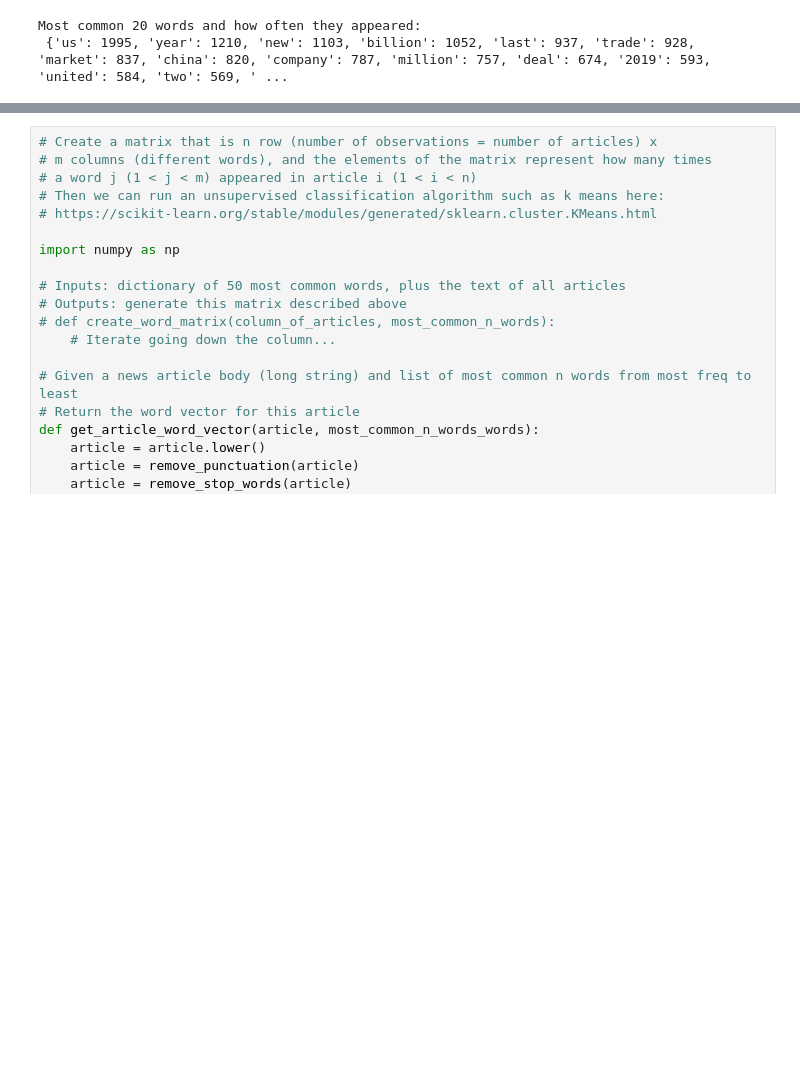
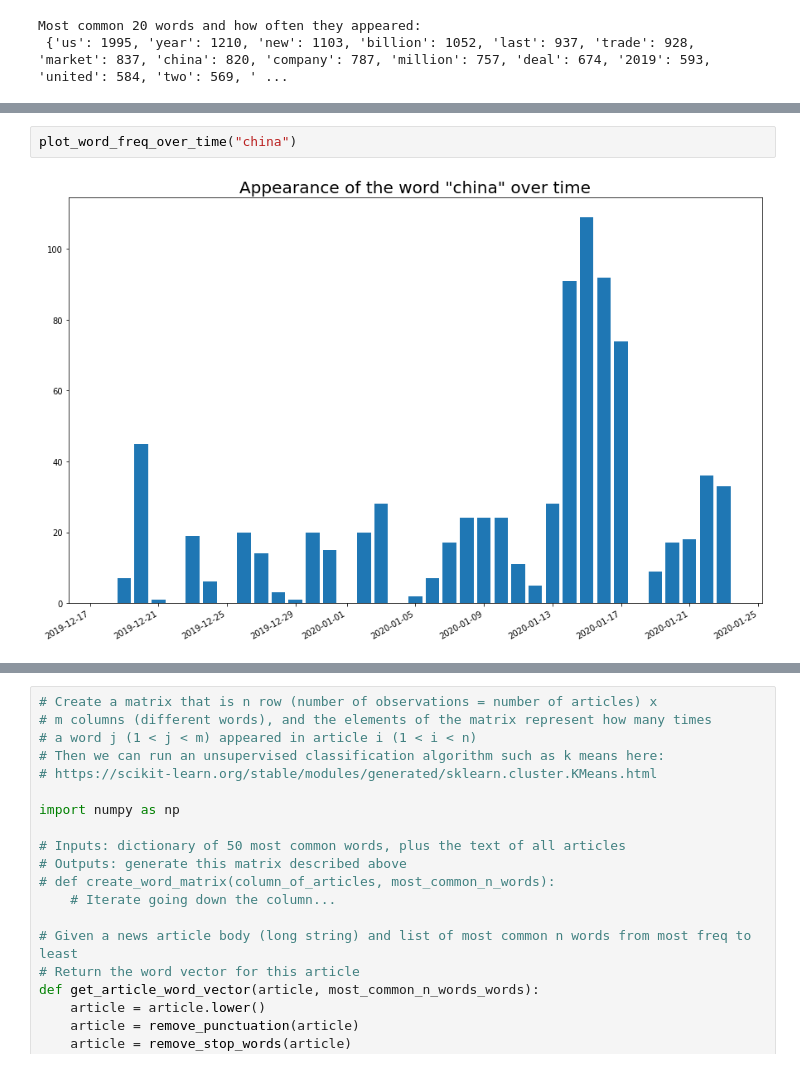
Before and after one commit to jzl4/Web_Scraping_Project, a Jupyter notebook: Webscraping_Analysis.ipynb, the cells around one changed output, grey strips where cells are left out. Saved outputs shown, nothing was run; the diff lists cells and outputs as text; blank space fills up the shorter version.

```diff
--- a/Webscraping_Analysis.ipynb
+++ b/Webscraping_Analysis.ipynb
@@ -183,0 +271,4 @@ ax.legend(fontsize=20)
+# %%
+plot_word_freq_over_time("china")
+# %% [output]
+[figure, added]
```
Also changed, not shown: parts of 19 cells of this notebook, 4 other files.
